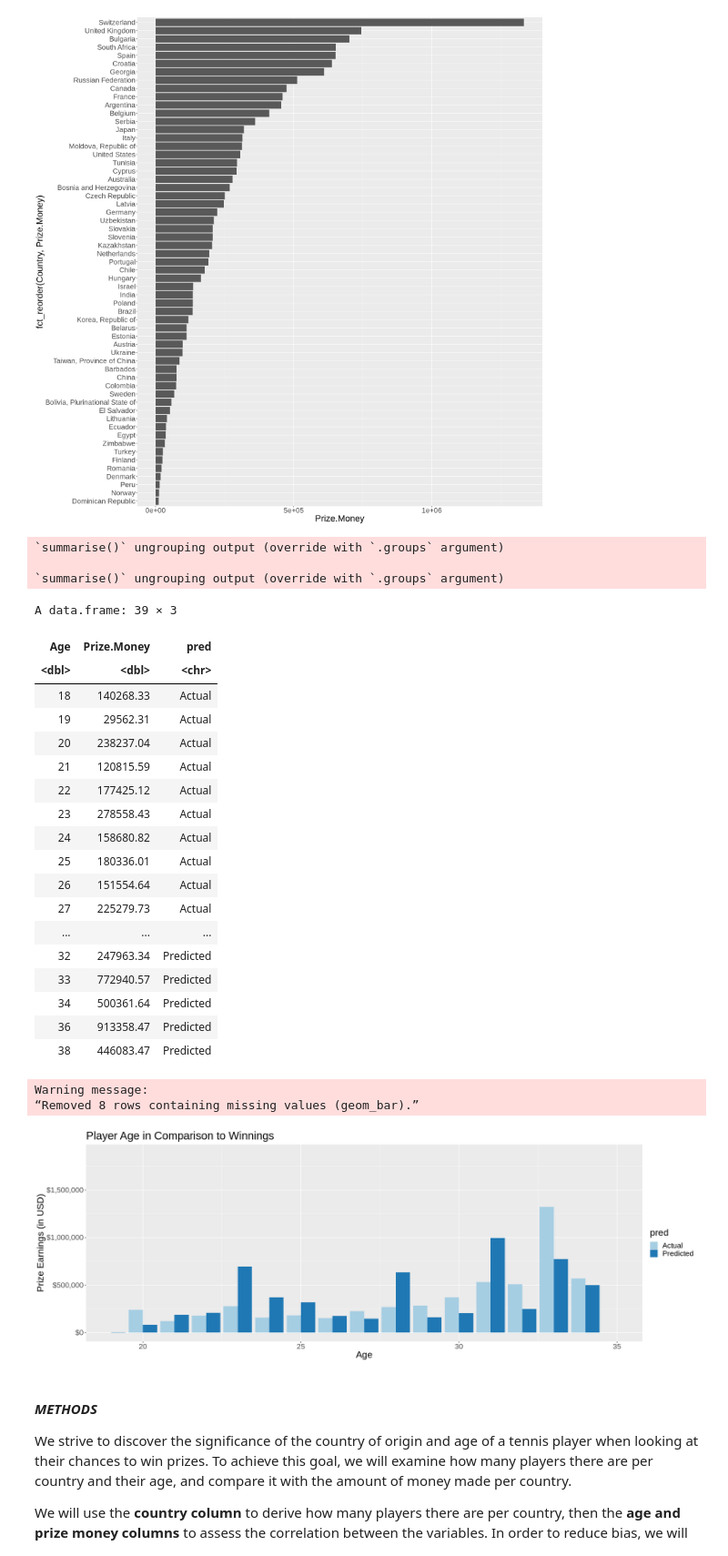
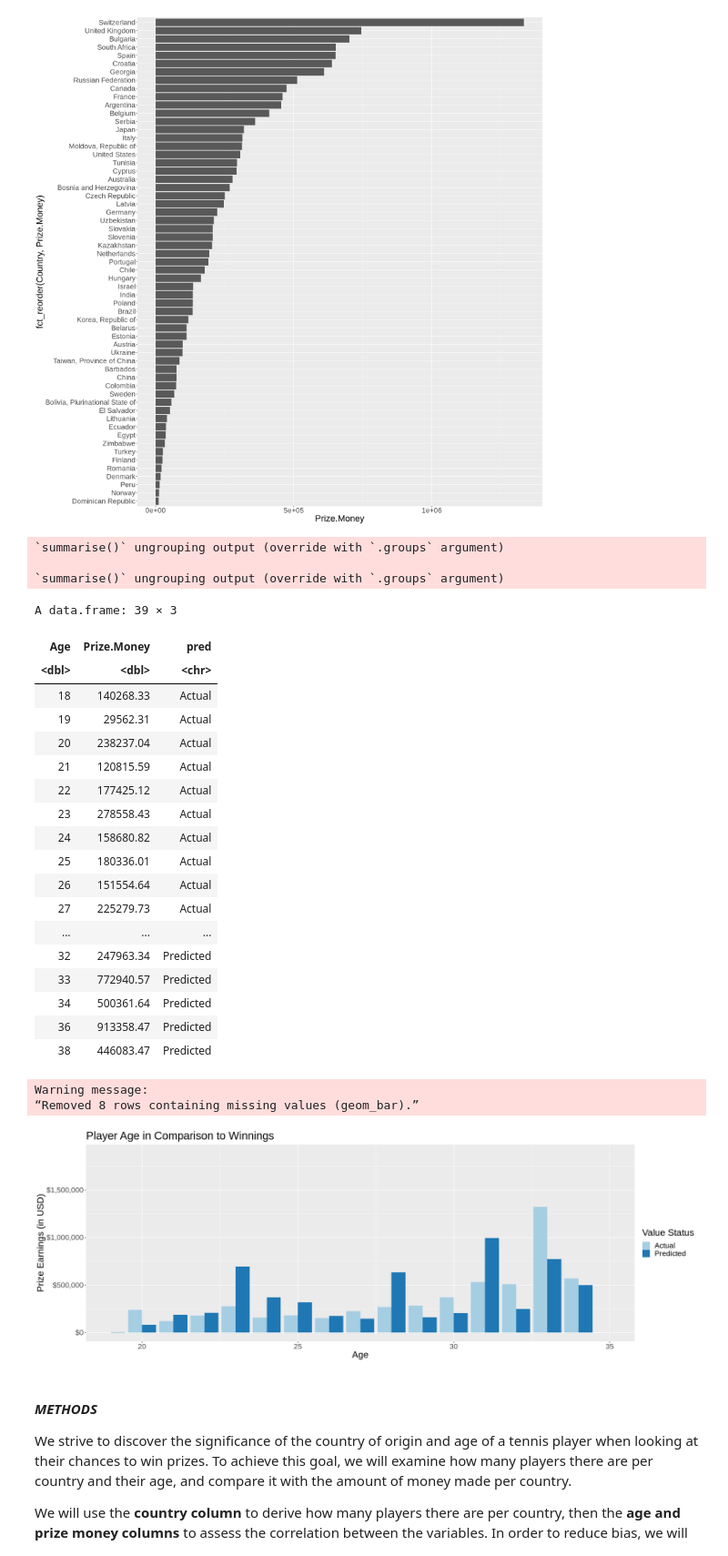
Before and after one commit to cpureza/dsci_group_project, a Jupyter notebook: dsci_project_folder/Fridays_Work.ipynb, the cells around one changed output. Shown: that part at 91% size. Drawn from its saved outputs; the diff is of its cells as text; code cells hidden in the pictures.

Commit message:
fixed legend title age vs money

```diff
--- a/dsci_project_folder/Fridays_Work.ipynb
+++ b/dsci_project_folder/Fridays_Work.ipynb
@@ -316,41 +316,41 @@ bar_data
 
 tennis_histogram_plot <- ggplot(bar_data, aes(fill=pred, y=Prize.Money, x=Age)) +
     geom_bar(position="dodge", stat="identity") +
-    labs(x = "Age", y = "Prize Earnings (in USD)") +
+    labs(x = "Age", y = "Prize Earnings (in USD)", fill = "Value Status") +
     ggtitle("Player Age in Comparison to Winnings") +
     theme(text = element_text(size = 20)) +
     scale_y_continuous(labels = dollar_format()) +
     scale_fill_brewer(palette="Paired") +
     xlim(c(19,35))
 
 
 tennis_histogram_plot
 # %% [output]
 `summarise()` ungrouping output (override with `.groups` argument)
 
 `summarise()` ungrouping output (override with `.groups` argument)
 A data.frame: 39 × 3
 | Age | Prize.Money | pred |
 | <dbl> | <dbl> | <chr> |
 | 18 | 140268.33 | Actual |
 | 19 | 29562.31 | Actual |
 | 20 | 238237.04 | Actual |
 | 21 | 120815.59 | Actual |
 | 22 | 177425.12 | Actual |
 | 23 | 278558.43 | Actual |
 | 24 | 158680.82 | Actual |
 | 25 | 180336.01 | Actual |
 | 26 | 151554.64 | Actual |
 | 27 | 225279.73 | Actual |
 | ... | ... | ... |
 | 32 | 247963.34 | Predicted |
 | 33 | 772940.57 | Predicted |
 | 34 | 500361.64 | Predicted |
 | 36 | 913358.47 | Predicted |
 | 38 | 446083.47 | Predicted |
 Warning message:
 “Removed 8 rows containing missing values (geom_bar).”
-[figure, old version]
+[figure, new version]
 # %% [markdown]
 #### *METHODS*
 We strive to discover the significance of the country of origin and age of a tennis player when looking at their chances to win prizes. To achieve this goal, we will examine how many players there are per country and their age, and compare it with the amount of money made per country.
```
